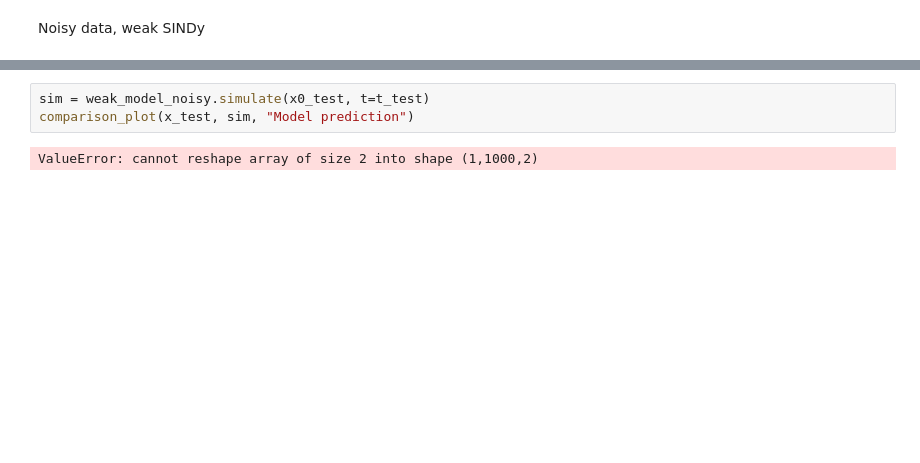
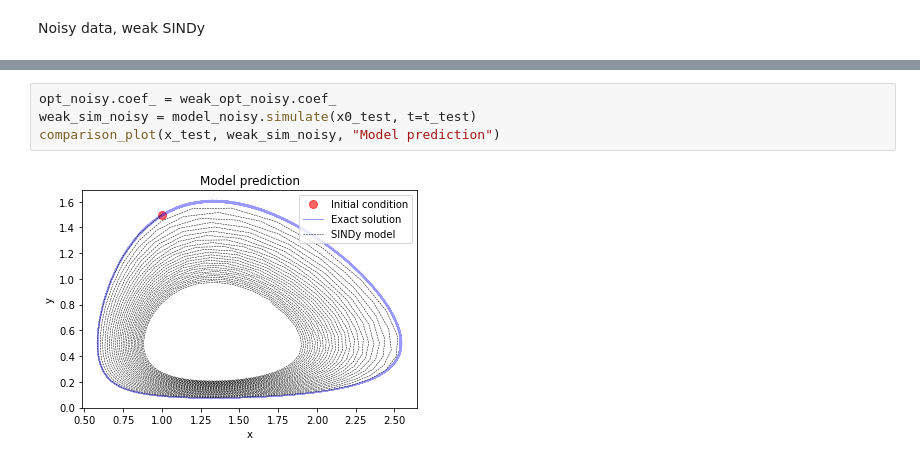
Before and after one commit to zac-scheiwe/SINDy-Examples, a Jupyter notebook: my_predator_prey.ipynb, the cells around one changed output, grey strips where cells are left out. Saved outputs shown, nothing was run; the diff lists cells and outputs as text; blank space fills up the shorter version.

```diff
--- a/my_predator_prey.ipynb
+++ b/my_predator_prey.ipynb
@@ -172,5 +162,6 @@ STLSQ model:
 # %%
-sim = weak_model_noisy.simulate(x0_test, t=t_test)
-comparison_plot(x_test, sim, "Model prediction")
+opt_noisy.coef_ = weak_opt_noisy.coef_
+weak_sim_noisy = model_noisy.simulate(x0_test, t=t_test)
+comparison_plot(x_test, weak_sim_noisy, "Model prediction")
 # %% [output]
-ValueError: cannot reshape array of size 2 into shape (1,1000,2)
+[figure, added]
```
Also changed, not shown: parts of 10 cells of this notebook.
